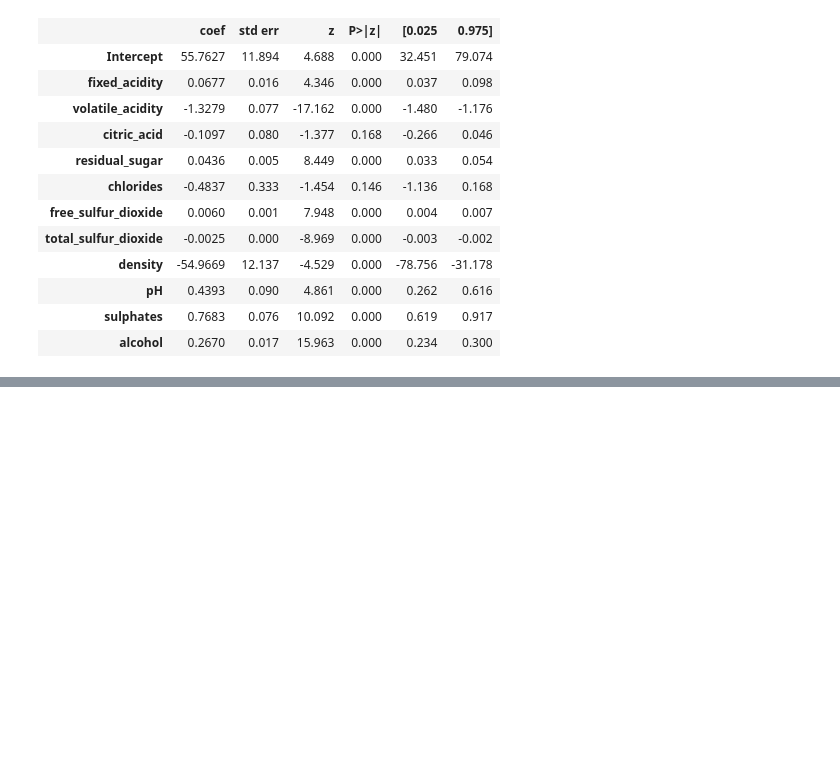
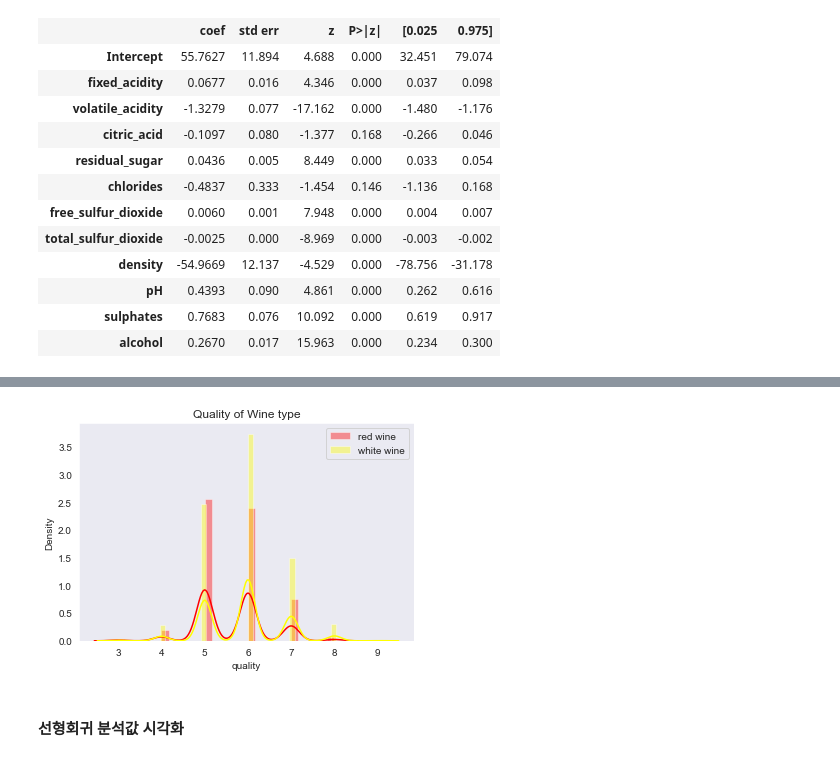
Before and after one commit to jesohyeon/studyBigdata, a Jupyter notebook: day04/wine_quality_analysis.ipynb, the cells around one changed output, grey strips where cells are left out. Cells and saved outputs as stored; diff of their text form; code cells hidden in the pictures; blank space fills up the shorter version.

```diff
--- a/day04/wine_quality_analysis.ipynb
+++ b/day04/wine_quality_analysis.ipynb
@@ -426,0 +548,18 @@ Generalized Linear Model Regression Results
+# %%
+import matplotlib.pyplot as plt
+import seaborn as sns
+# plt.rcParams['font.family'] =  'Malgun Gothic',
+
+sns.set_style('dark')
+sns.distplot(red_wine_quality, kde = True, color = "red", label = 'red wine')
+sns.distplot(white_wine_quality, kde = True, color = "yellow", label = 'white wine')
+# distplot : 분산된 값 봄, kde 밀도추정 gn
+plt.title('Quality of Wine type')  # 한글깨짐
+# plt.title('와인타입 품질등급')
+plt.legend()
+
+plt.show()
+# %% [output]
+[figure, added]
+# %% [markdown]
+#### 선형회귀 분석값 시각화
```
Also changed, not shown: parts of 19 cells of this notebook, 2 other files.
